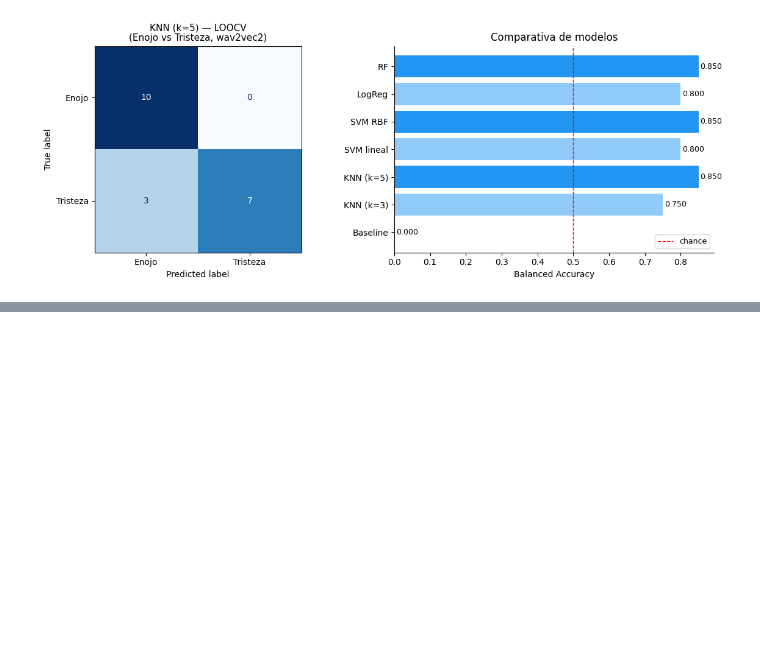
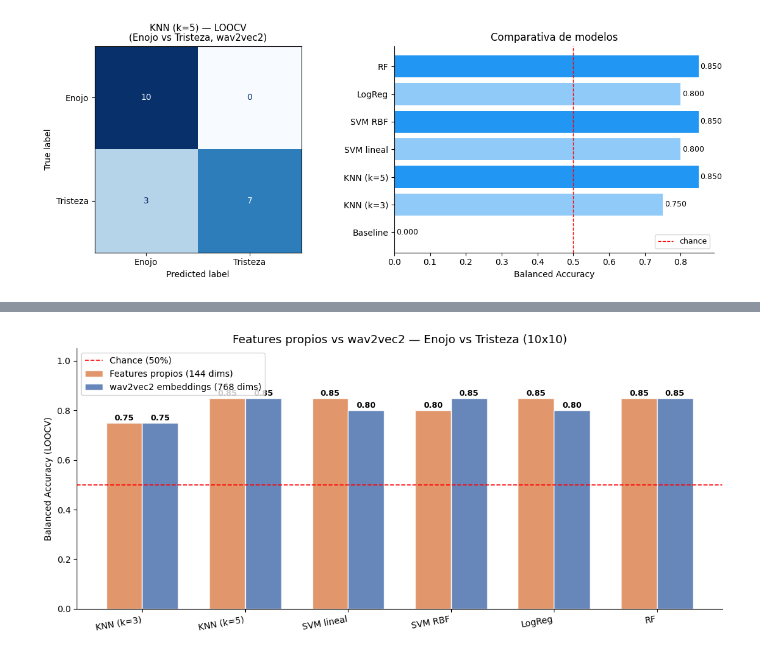
Before and after one commit to MichaelTaboada2003/audio-ml-classifier, a Jupyter notebook: notebooks/03_clasificador_v2_balanceado.ipynb, the cells around one changed output, grey strips where cells are left out. Drawn from its saved outputs; the diff is of its cells as text; code cells hidden in the pictures; blank space fills up the shorter version.

Commit message:
feat: comparativa features propios vs wav2vec2 con resumen de hallazgos

```diff
--- a/notebooks/03_clasificador_v2_balanceado.ipynb
+++ b/notebooks/03_clasificador_v2_balanceado.ipynb
@@ -339,0 +336,19 @@ jupyter notebook notebooks/03_clasificador_v2_balanceado.ipynb
+# %%
+# --- LOOCV en ambos espacios ---
+res_man = {}
+res_emb = {}
+
+for nombre, pipe in modelos.items():
+    res_man[nombre] = cross_val_score(
+        pipe, X_man, y_man_enc, cv=loo, scoring='balanced_accuracy', n_jobs=-1).mean()
+    res_emb[nombre] = cross_val_score(
+        pipe, X, y_enc, cv=loo, scoring='balanced_accuracy', n_jobs=-1).mean()
+
+print('{:<15} {:>16} {:>16}'.format('Modelo', 'Features (144d)', 'wav2vec2 (768d)'))
+print('-' * 50)
+for nombre in modelos:
+    m = res_man[nombre]
+    e = res_emb[nombre]
+    diff = e - m
+    signo = '+' if diff >= 0 else ''
+    print('{:<15} {:>16.4f} {:>16.4f}   ({}{:.4f})'.format(nombre, m, e, signo, diff))
@@ -339,0 +365,36 @@ jupyter notebook notebooks/03_clasificador_v2_balanceado.ipynb
+# %%
+# --- Grafico comparativo ---
+nombres_g = [n for n in modelos if n != 'Baseline']
+vals_man = [res_man[n] for n in nombres_g]
+vals_emb = [res_emb[n] for n in nombres_g]
+
+x = np.arange(len(nombres_g))
+ancho = 0.35
+
+fig, ax = plt.subplots(figsize=(11, 5))
+bars1 = ax.bar(x - ancho/2, vals_man, ancho,
+               label='Features propios (144 dims)', color='#DD8452', alpha=0.85, edgecolor='white')
+bars2 = ax.bar(x + ancho/2, vals_emb, ancho,
+               label='wav2vec2 embeddings (768 dims)', color='#4C72B0', alpha=0.85, edgecolor='white')
+
+for bar, v in zip(bars1, vals_man):
+    ax.text(bar.get_x() + bar.get_width()/2, v + 0.01,
+            '{:.2f}'.format(v), ha='center', fontsize=9, fontweight='bold')
+for bar, v in zip(bars2, vals_emb):
+    ax.text(bar.get_x() + bar.get_width()/2, v + 0.01,
+            '{:.2f}'.format(v), ha='center', fontsize=9, fontweight='bold')
+
+ax.axhline(0.5, color='red', linestyle='--', linewidth=1.2, label='Chance (50%)')
+ax.set_xticks(x)
+ax.set_xticklabels(nombres_g, rotation=10, ha='right')
+ax.set_ylabel('Balanced Accuracy (LOOCV)')
+ax.set_ylim(0, 1.05)
+ax.set_title('Features propios vs wav2vec2 — Enojo vs Tristeza (10x10)', fontsize=13)
+ax.legend(fontsize=10)
+ax.spines[['top', 'right']].set_visible(False)
+plt.tight_layout()
+plt.savefig(os.path.join('..', 'outputs', 'figuras', 'comparativa_features_vs_wav2vec2.png'),
+            dpi=120, bbox_inches='tight')
+plt.show()
+# %% [output]
+[figure, added]
```
Also changed, not shown: parts of 6 cells of this notebook, 9 other files.
